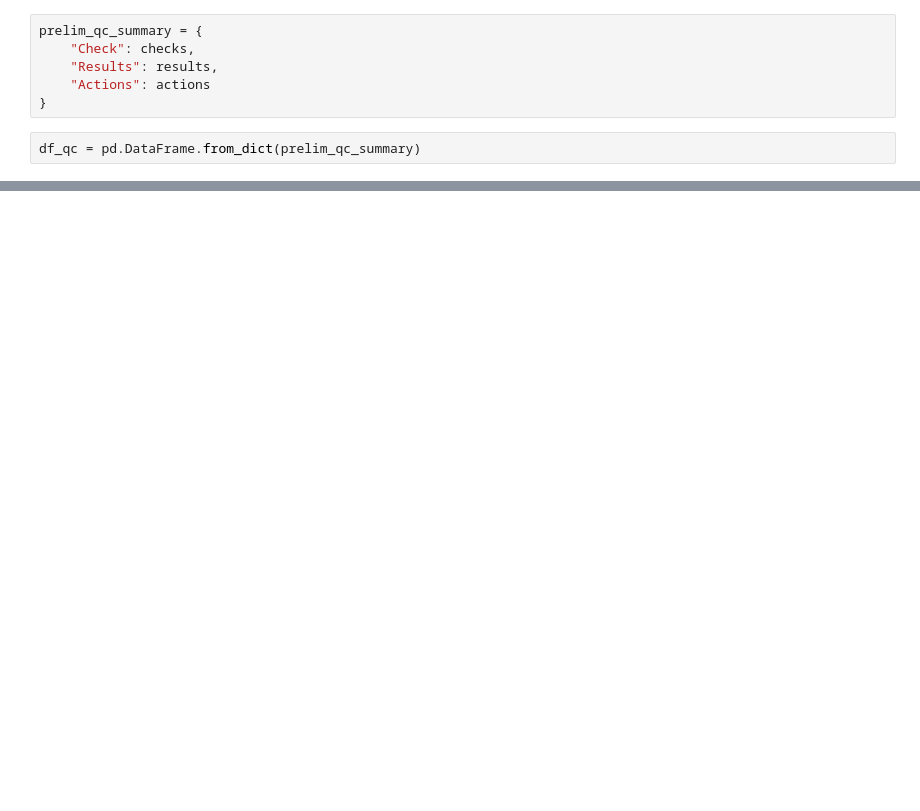
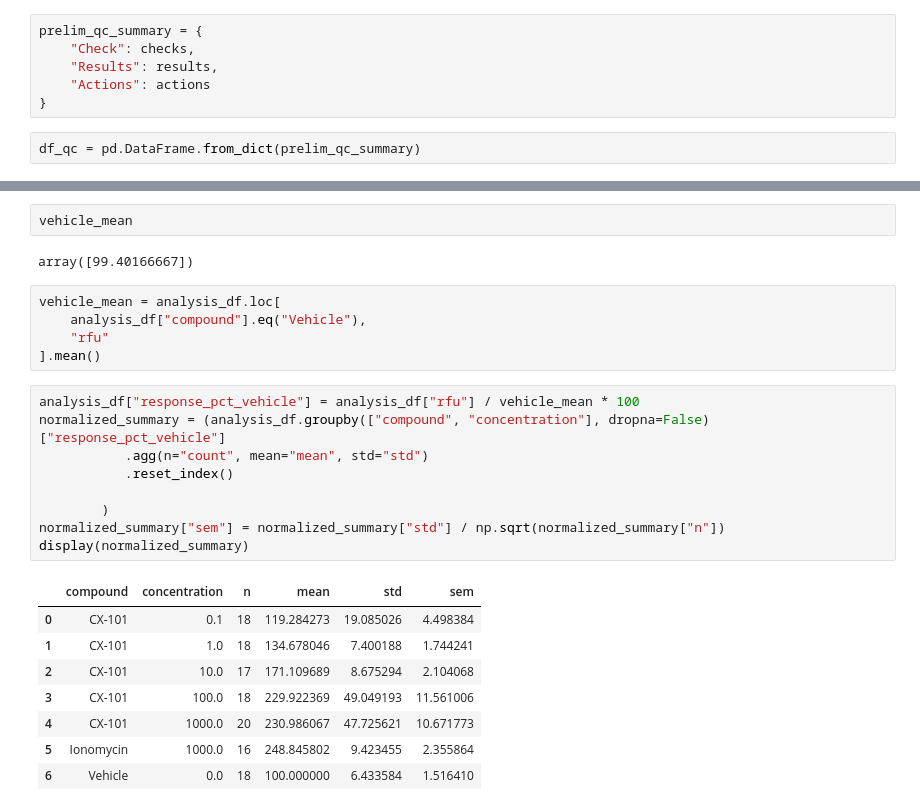
Before and after one commit to LisaPietrek/cx-101-cellular-assay, a Jupyter notebook: notebooks/02_prelim_pipeline.ipynb, the cells around one changed output, grey strips where cells are left out. Drawn from its saved outputs; the diff is of its cells as text; blank space fills up the shorter version.

```diff
--- a/notebooks/02_prelim_pipeline.ipynb
+++ b/notebooks/02_prelim_pipeline.ipynb
@@ -353,0 +368,27 @@ df_qc.to_csv("../reports/prelim_qc_summary.csv")
+# %%
+vehicle_mean
+# %% [output]
+array([99.40166667])
+# %%
+vehicle_mean = analysis_df.loc[
+    analysis_df["compound"].eq("Vehicle"),
+    "rfu"
+].mean()
+# %%
+analysis_df["response_pct_vehicle"] = analysis_df["rfu"] / vehicle_mean * 100
+normalized_summary = (analysis_df.groupby(["compound", "concentration"], dropna=False)["response_pct_vehicle"]
+           .agg(n="count", mean="mean", std="std")
+           .reset_index()
+
+        )
+normalized_summary["sem"] = normalized_summary["std"] / np.sqrt(normalized_summary["n"])
+display(normalized_summary)
+# %% [output]
+|  | compound | concentration | n | mean | std | sem |
+| 0 | CX-101 | 0.1 | 18 | 119.284273 | 19.085026 | 4.498384 |
+| 1 | CX-101 | 1.0 | 18 | 134.678046 | 7.400188 | 1.744241 |
+| 2 | CX-101 | 10.0 | 17 | 171.109689 | 8.675294 | 2.104068 |
+| 3 | CX-101 | 100.0 | 18 | 229.922369 | 49.049193 | 11.561006 |
+| 4 | CX-101 | 1000.0 | 20 | 230.986067 | 47.725621 | 10.671773 |
+| 5 | Ionomycin | 1000.0 | 16 | 248.845802 | 9.423455 | 2.355864 |
+| 6 | Vehicle | 0.0 | 18 | 100.000000 | 6.433584 | 1.516410 |
```
Also changed, not shown: parts of 32 cells of this notebook.
